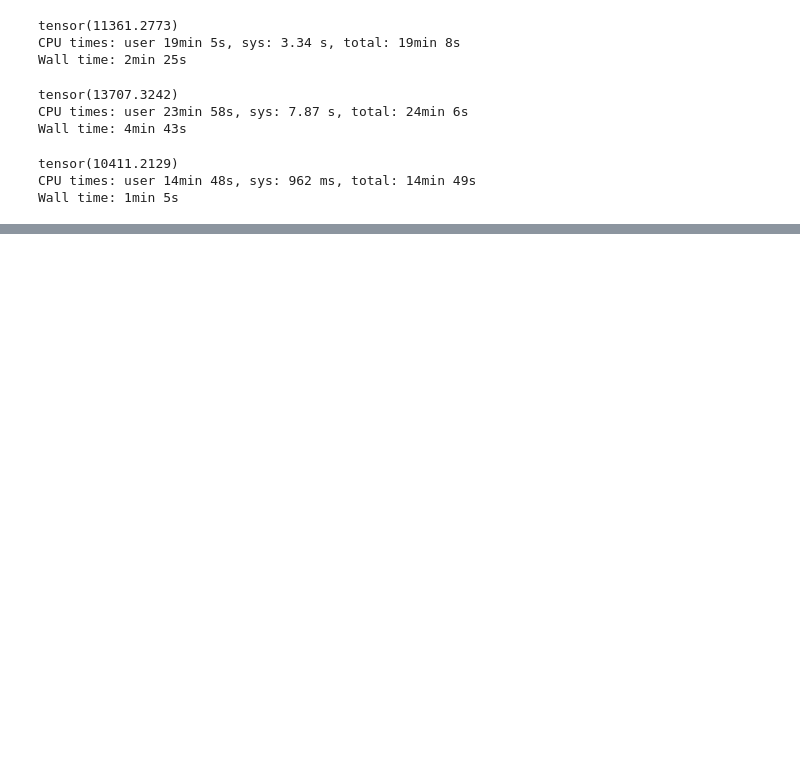
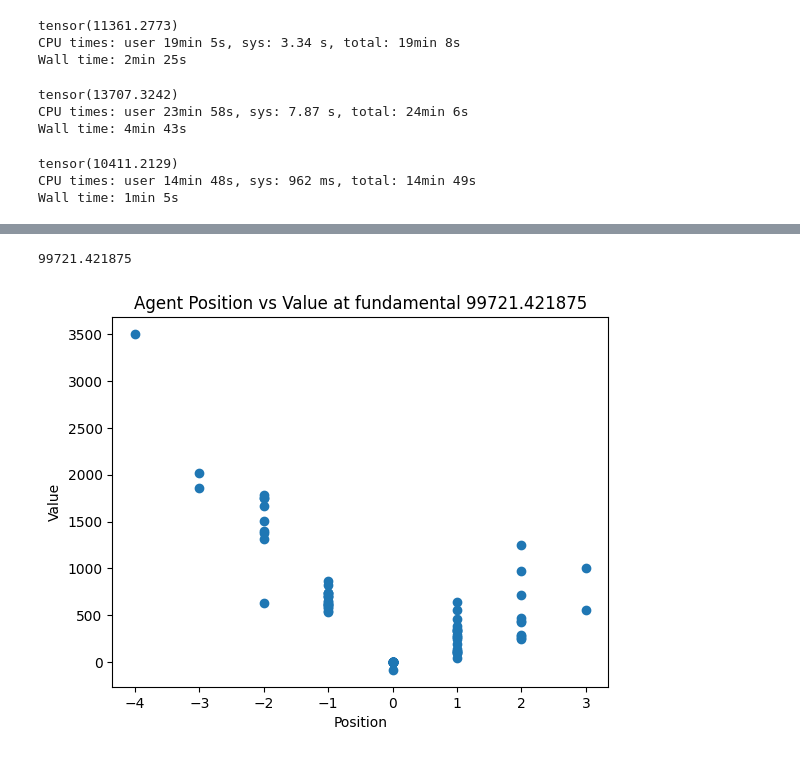
Before and after one commit to dipplestix/pymarketsim, a Jupyter notebook: test_sim.ipynb, the cells around one changed output, grey strips where cells are left out. Drawn from its saved outputs; the diff is of its cells as text; code cells hidden in the pictures; blank space fills up the shorter version.

```diff
--- a/test_sim.ipynb
+++ b/test_sim.ipynb
@@ -119,0 +179,42 @@ sum(positions)
+# %%
+sim = SimulatorSampledArrival(num_background_agents=100,
+                              sim_time=1000,
+                              lam=5e-3,
+                              mean=1e5,
+                              r=0.05,
+                              shock_var=5e5,
+                              q_max=10,
+                              pv_var=5e6,
+                              shade=[250,500])
+sim.run()
+fundamental_val = sim.markets[0].get_final_fundamental()
+values = []
+for agent_id in sim.agents:
+    agent = sim.agents[agent_id]
+    value = agent.get_pos_value() + agent.position * fundamental_val + agent.cash
+    # print(agent.cash, agent.position, agent.get_pos_value(), value)
+    values.append(value)
+
+
+positions = []
+values = []
+fundamental_val = sim.markets[0].get_final_fundamental()
+
+for agent_id in sim.agents:
+    agent = sim.agents[agent_id]
+    value = agent.get_pos_value() + agent.position * fundamental_val + agent.cash
+    # print(agent.cash, agent.position, agent.get_pos_value(), value)
+    positions.append(agent.position)
+    values.append(value)
+
+import matplotlib.pyplot as plt
+
+print(fundamental_val)
+plt.scatter(positions, values)
+plt.xlabel('Position')
+plt.ylabel('Value')
+plt.title(f'Agent Position vs Value at fundamental {fundamental_val}')
+plt.show()
+# %% [output]
+99721.421875
+[figure, added]
```
Also changed, not shown: parts of 2 cells of this notebook, 2 other files.
